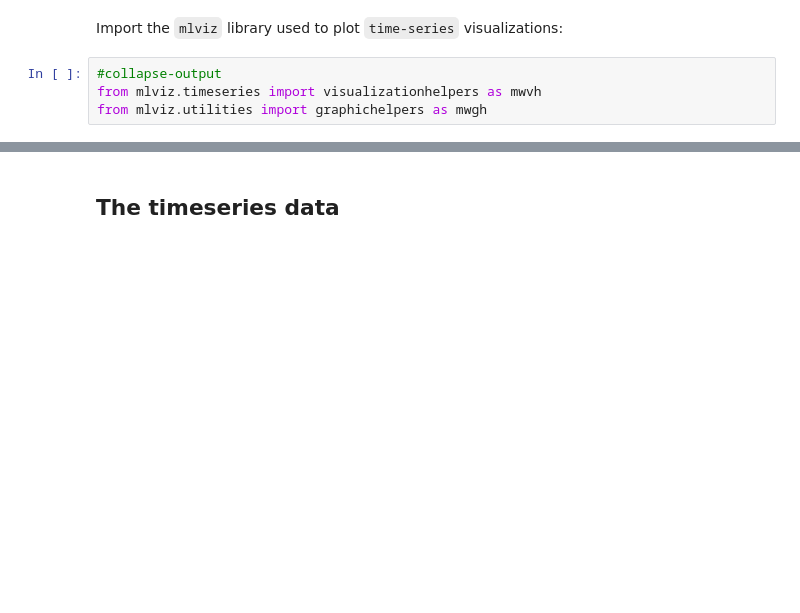
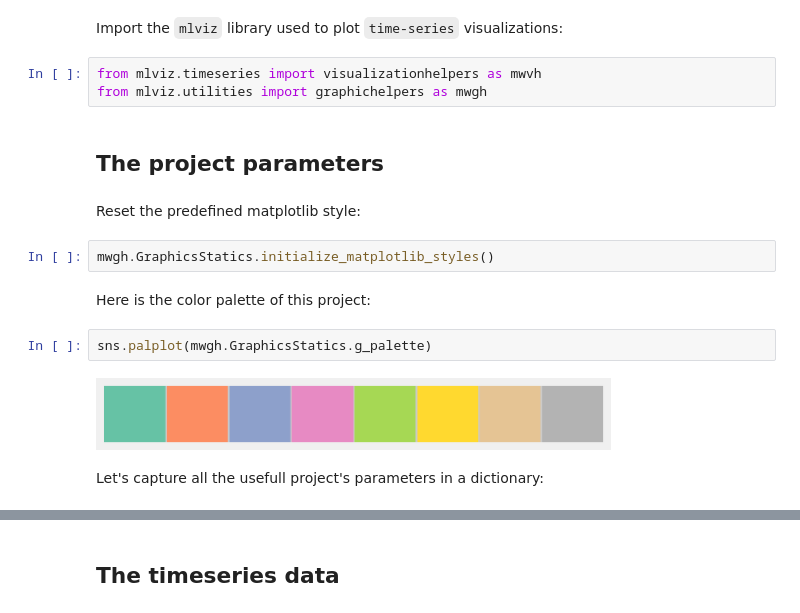
Before and after one commit to braibaud/blog, a Jupyter notebook: _notebooks/2021-05-31-LSTM timeseries forecasting with Keras Tuner.ipynb, the cells around one changed output, grey strips where cells are left out. Drawn from its saved outputs; the diff is of its cells as text; blank space fills up the shorter version.

```diff
--- a/_notebooks/2021-05-31-LSTM timeseries forecasting with Keras Tuner.ipynb
+++ b/_notebooks/2021-05-31-LSTM timeseries forecasting with Keras Tuner.ipynb
@@ -42,6 +63,19 @@ from kerastuner import tuners as ktt
 # %% [markdown]
 Import the `mlviz` library used to plot `time-series` visualizations:
 # %%
-#collapse-output
 from mlviz.timeseries import visualizationhelpers as mwvh
 from mlviz.utilities import graphichelpers as mwgh
+# %% [markdown]
+## The project parameters
+# %% [markdown]
+Reset the predefined matplotlib style:
+# %%
+mwgh.GraphicsStatics.initialize_matplotlib_styles()
+# %% [markdown]
+Here is the color palette of this project:
+# %%
+sns.palplot(mwgh.GraphicsStatics.g_palette)
+# %% [output]
+[figure, added]
+# %% [markdown]
+Let's capture all the usefull project's parameters in a dictionary:
```
Also changed, not shown: parts of 35 cells of this notebook, 2 other files.
